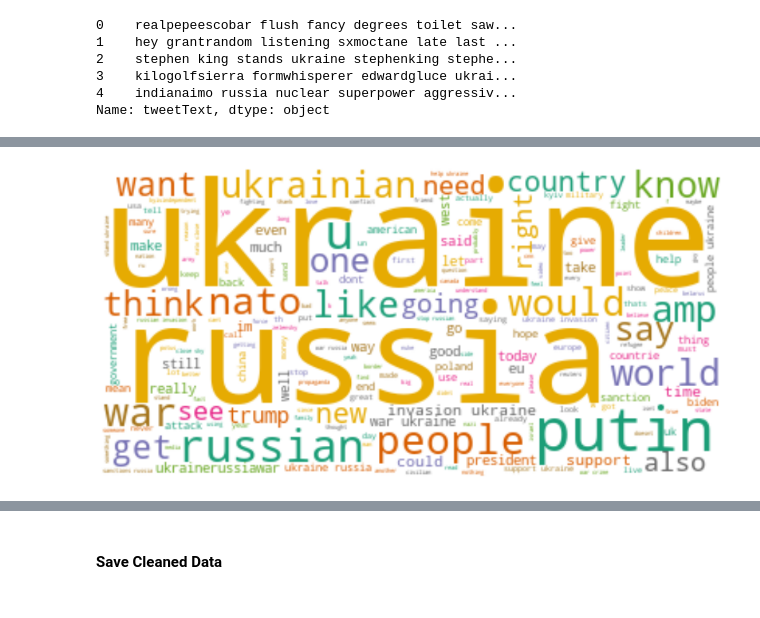
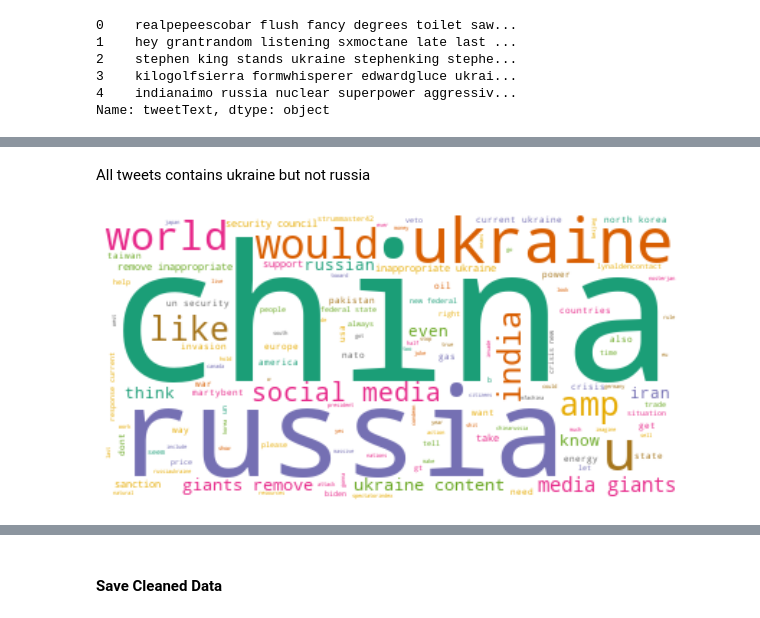
Before and after one commit to samah-balkhair/Tweets_Opinions, a Jupyter notebook: phase2_clean_tweets.ipynb, the cells around one changed output, grey strips where cells are left out. Saved outputs shown, nothing was run; the diff lists cells and outputs as text; code cells hidden in the pictures.

Commit message:
Add wordcloud

```diff
--- a/phase2_clean_tweets.ipynb
+++ b/phase2_clean_tweets.ipynb
@@ -360,23 +370,22 @@ Counter(" ".join(tweet_df['tweetText']).split()).most_common(100)
+# %% [markdown]
+All tweets contains ukraine but not russia
+# %%
+included_word = 'china'
+excluded_word = 'putin'
+
+tweet_word = " ".join(title for title in tweet_df[tweet_df['tweetText'].str.contains(included_word,na=False) & ~tweet_df['tweetText'].str.contains(excluded_word ,na=False)]['tweetText'])
+plt.rcParams['figure.figsize'] = [10, 4]
+
+cloud = wc.generate(tweet_word)
+plt.axis("off")
+plt.tight_layout(pad = 0)
+plt.imshow(cloud, interpolation='bilinear')
+plt.show()
+# %% [output]
+[figure, added]
 # %%
 # Divide to words and sentence
 tweet_df['tokenized_words'] = tweet_df.apply(lambda row: nltk.word_tokenize(row['tweetText']), axis=1)
 tweet_df['tokenized_sentence'] = tweet_df.apply(lambda row: nltk.sent_tokenize(row['tweetText']), axis=1)
-# %%
-from wordcloud import WordCloud
-import matplotlib.pyplot as plt
-
-wc = WordCloud(stopwords=stop_words, background_color="white", colormap="Dark2",
-               max_font_size=150, random_state=42)
-
-tweet_word = " ".join(title for title in tweet_df.tweetText)
-plt.rcParams['figure.figsize'] = [16, 6]
-
-cloud = wc.generate(tweet_word)
-plt.axis("off")
-plt.tight_layout(pad = 0)
-plt.imshow(cloud, interpolation='bilinear')
-plt.show()
-# %% [output]
-[figure, removed]
 # %%
 tweet_df['tokenized_words']
```
Also changed, not shown: parts of 20 cells of this notebook.
